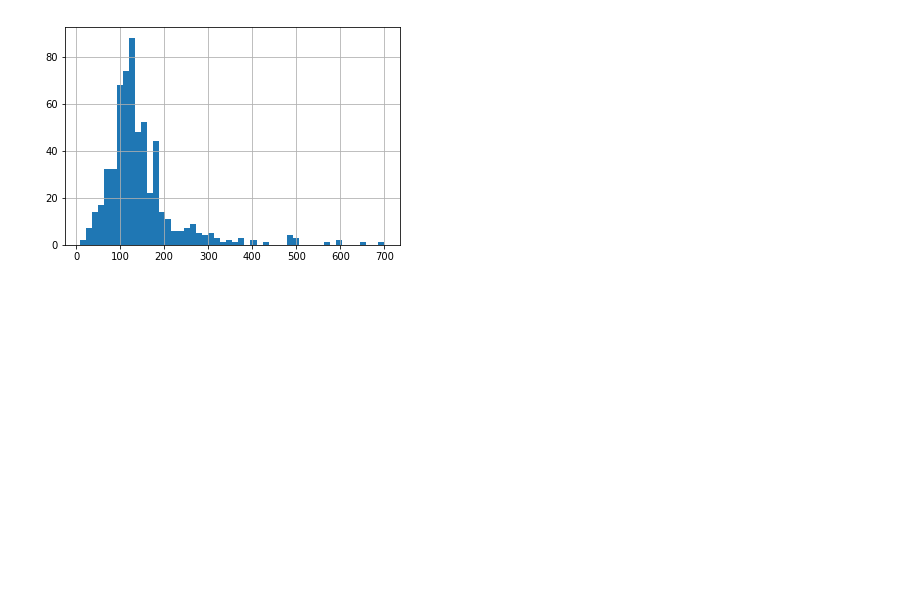
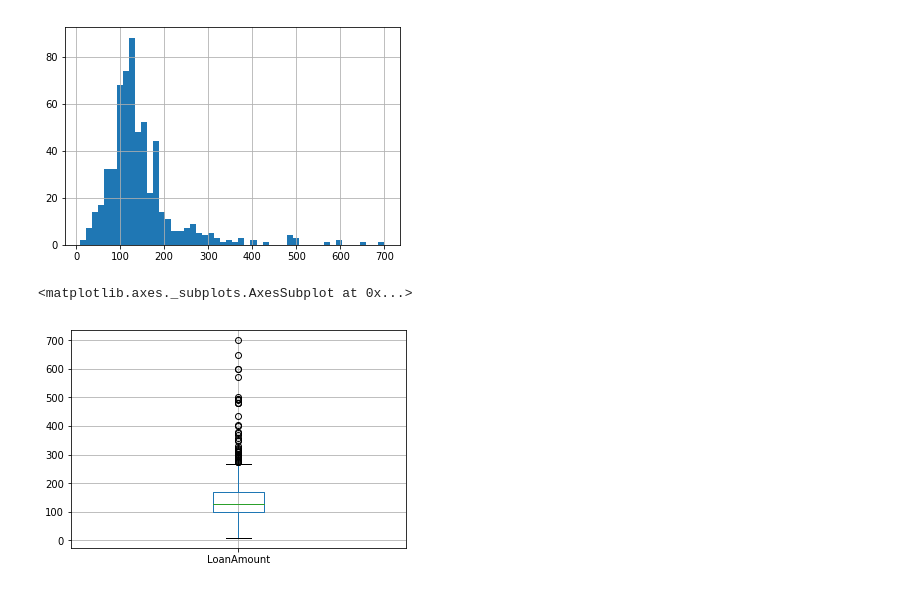
Before and after one commit to AmitRanganathan/Data-analysis-graphing, a Jupyter notebook: Loan Prediction/LoanPrediction.ipynb, the cells around one changed output. Saved outputs shown, nothing was run; the diff lists cells and outputs as text; code cells hidden in the pictures; blank space fills up the shorter version.

```diff
--- a/Loan Prediction/LoanPrediction.ipynb
+++ b/Loan Prediction/LoanPrediction.ipynb
@@ -100,3 +100,8 @@ data['LoanAmount'].hist(bins=50)
 # %% [output]
 <matplotlib.axes._subplots.AxesSubplot at 0x...>
 [figure]
+# %%
+data.boxplot(column='LoanAmount') # Even this field has MANY outliers, in addition to missing values.. This is alarming
+# %% [output]
+<matplotlib.axes._subplots.AxesSubplot at 0x...>
+[figure, added]
```
Also changed, not shown: parts of 9 cells of this notebook.
